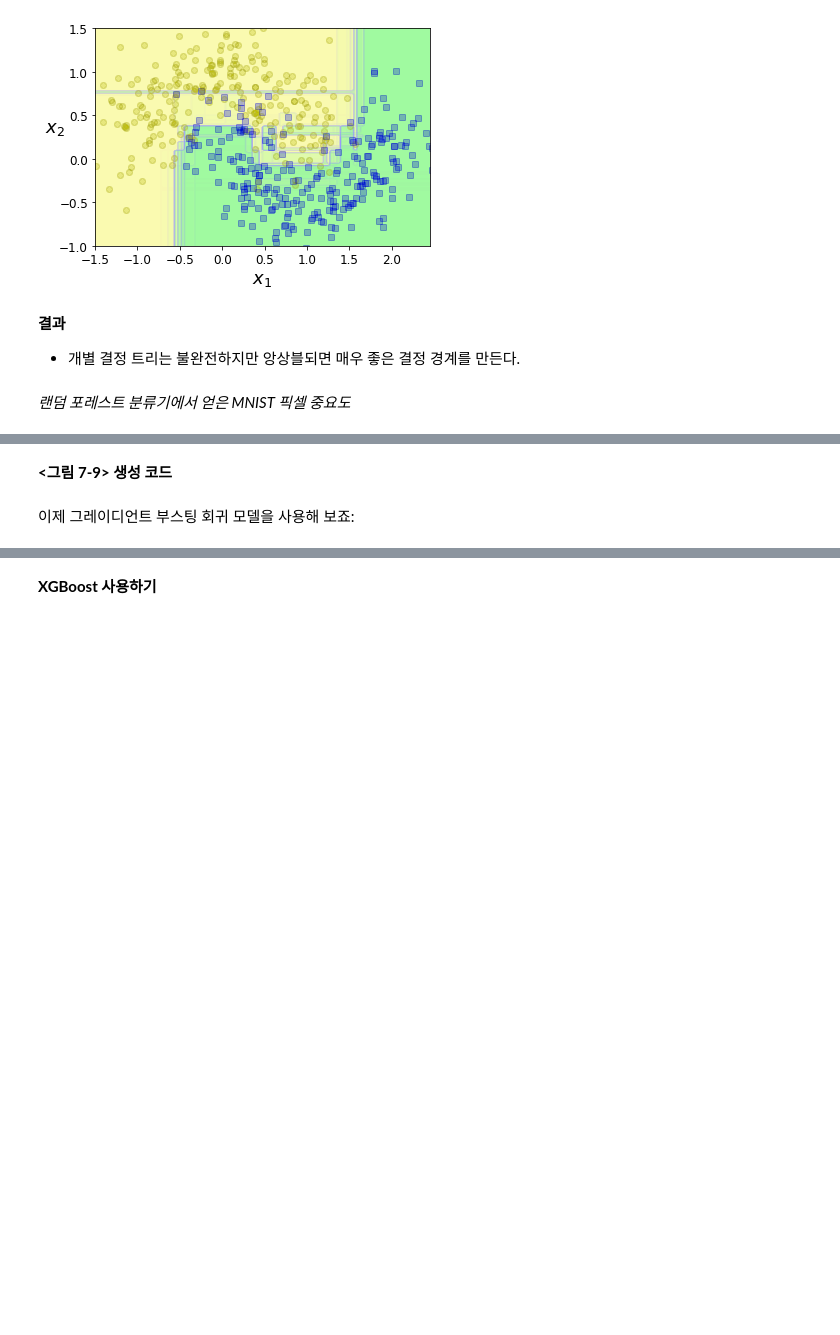
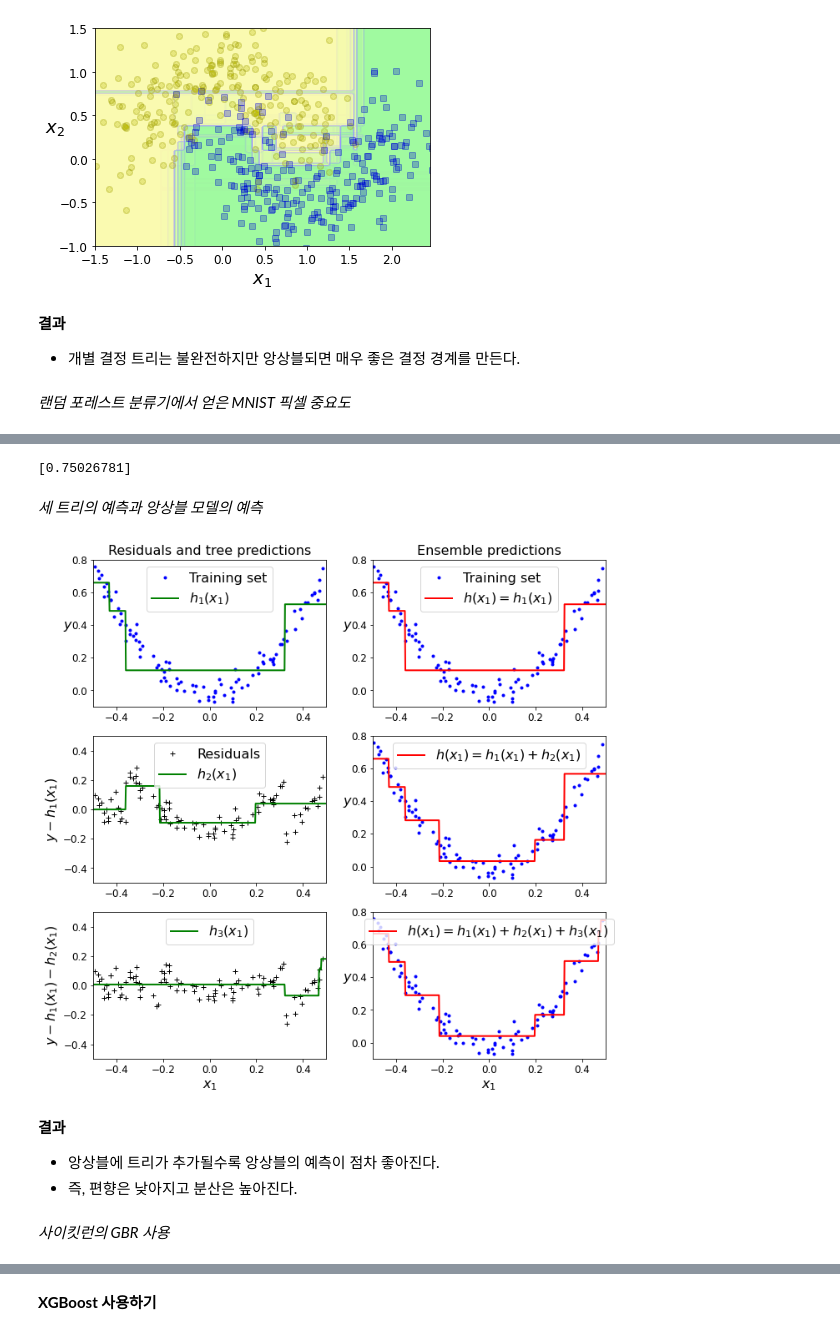
Before and after one commit to Kang-Yoonah/BigAi, a Jupyter notebook: 3/HandsOn/Chapter7.ipynb, the cells around one changed output, grey strips where cells are left out. Saved outputs shown, nothing was run; the diff lists cells and outputs as text; code cells hidden in the pictures; blank space fills up the shorter version.

```diff
--- a/3/HandsOn/Chapter7.ipynb
+++ b/3/HandsOn/Chapter7.ipynb
@@ -514,2 +585,9 @@ X_new = np.array([[0.8]])
 # %%
+# 새로운 데이터
+X_new = np.array([[0.8]])
+
+# 모든 예측기의 예측값을 더한다.
 y_pred = sum(tree.predict(X_new) for tree in (tree_reg1, tree_reg2, tree_reg3))
+print(y_pred)
+# %% [output]
+[0.75026781]
@@ -518,5 +594,5 @@ y_pred
-# %% [markdown]
-**<그림 7-9> 생성 코드**
+# %% [markdown]
+*세 트리의 예측과 앙상블 모델의 예측*
 # %%
 def plot_predictions(regressors, X, y, axes, label=None, style="r-", data_style="b.", data_label=None):
     x1 = np.linspace(axes[0], axes[1], 500)
@@ -531,36 +607,41 @@ plt.figure(figsize=(11,11))
 
 plt.subplot(321)
 plot_predictions([tree_reg1], X, y, axes=[-0.5, 0.5, -0.1, 0.8], label="$h_1(x_1)$", style="g-", data_label="Training set")
 plt.ylabel("$y$", fontsize=16, rotation=0)
 plt.title("Residuals and tree predictions", fontsize=16)
 
 plt.subplot(322)
 plot_predictions([tree_reg1], X, y, axes=[-0.5, 0.5, -0.1, 0.8], label="$h(x_1) = h_1(x_1)$", data_label="Training set")
 plt.ylabel("$y$", fontsize=16, rotation=0)
 plt.title("Ensemble predictions", fontsize=16)
 
 plt.subplot(323)
 plot_predictions([tree_reg2], X, y2, axes=[-0.5, 0.5, -0.5, 0.5], label="$h_2(x_1)$", style="g-", data_style="k+", data_label="Residuals")
 plt.ylabel("$y - h_1(x_1)$", fontsize=16)
 
 plt.subplot(324)
 plot_predictions([tree_reg1, tree_reg2], X, y, axes=[-0.5, 0.5, -0.1, 0.8], label="$h(x_1) = h_1(x_1) + h_2(x_1)$")
 plt.ylabel("$y$", fontsize=16, rotation=0)
 
 plt.subplot(325)
 plot_predictions([tree_reg3], X, y3, axes=[-0.5, 0.5, -0.5, 0.5], label="$h_3(x_1)$", style="g-", data_style="k+")
 plt.ylabel("$y - h_1(x_1) - h_2(x_1)$", fontsize=16)
 plt.xlabel("$x_1$", fontsize=16)
 
 plt.subplot(326)
 plot_predictions([tree_reg1, tree_reg2, tree_reg3], X, y, axes=[-0.5, 0.5, -0.1, 0.8], label="$h(x_1) = h_1(x_1) + h_2(x_1) + h_3(x_1)$")
 plt.xlabel("$x_1$", fontsize=16)
 plt.ylabel("$y$", fontsize=16, rotation=0)
 
-save_fig("gradient_boosting_plot")
 plt.show()
+# %% [output]
+[figure, added]
-# %% [markdown]
-이제 그레이디언트 부스팅 회귀 모델을 사용해 보죠:
+# %% [markdown]
+**결과**
+- 앙상블에 트리가 추가될수록 앙상블의 예측이 점차 좋아진다.
+- 즉, 편향은 낮아지고 분산은 높아진다.
+# %% [markdown]
+*사이킷런의 GBR 사용*
 # %%
 from sklearn.ensemble import GradientBoostingRegressor
 
```
Also changed, not shown: parts of 102 cells of this notebook.
